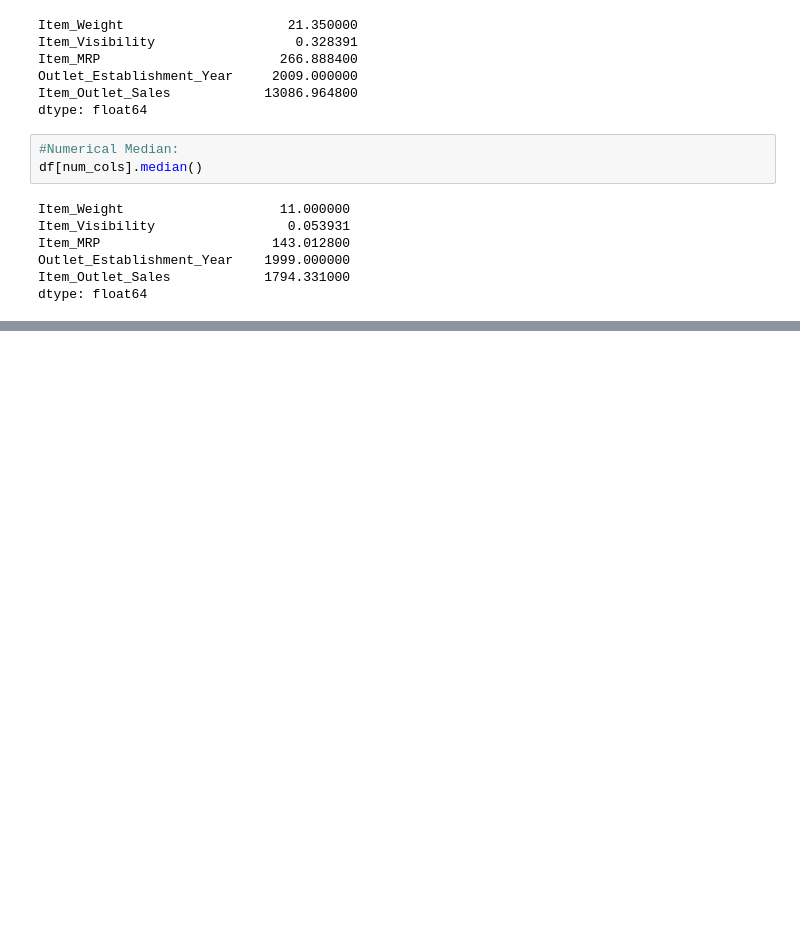
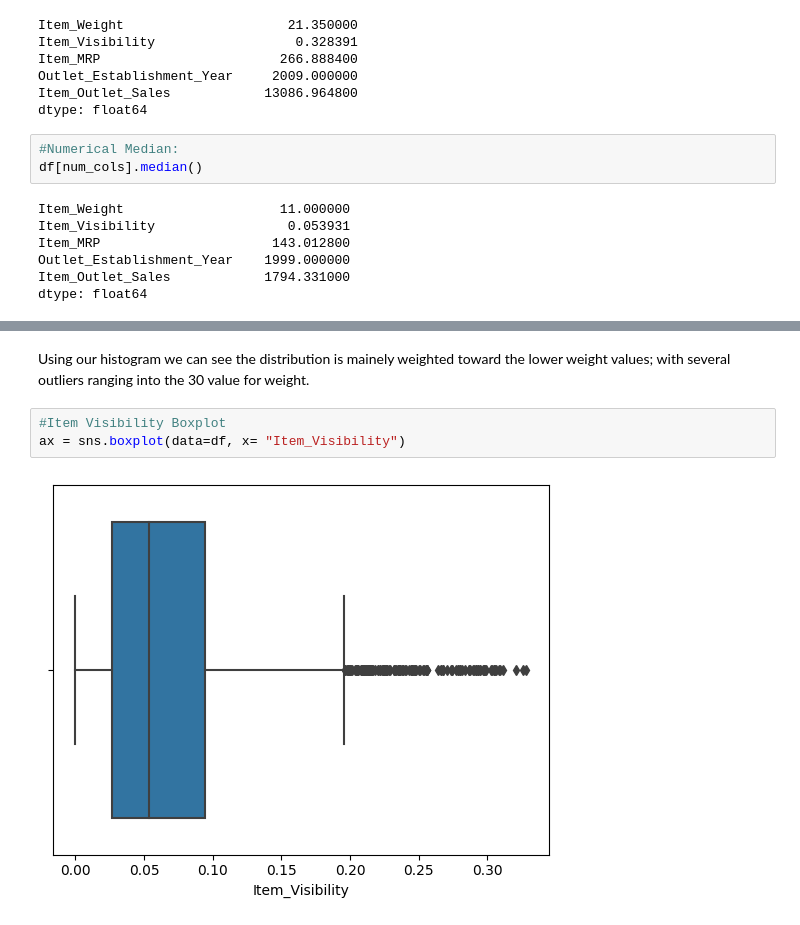
Before and after one commit to Dr-Schmoctor/sales-predictions, a Jupyter notebook: Prediction_of_Product_Sales.ipynb, the cells around one changed output, grey strips where cells are left out. Drawn from its saved outputs; the diff is of its cells as text; blank space fills up the shorter version.

```diff
--- a/Prediction_of_Product_Sales.ipynb
+++ b/Prediction_of_Product_Sales.ipynb
@@ -389,0 +448,7 @@ dtype: float64
+# %% [markdown]
+Using our histogram we can see the distribution is mainely weighted toward the lower weight values; with several outliers ranging into the 30 value for weight.
+# %%
+#Item Visibility Boxplot
+ax = sns.boxplot(data=df, x= "Item_Visibility")
+# %% [output]
+[figure, added]
```
Also changed, not shown: parts of 62 cells of this notebook.
